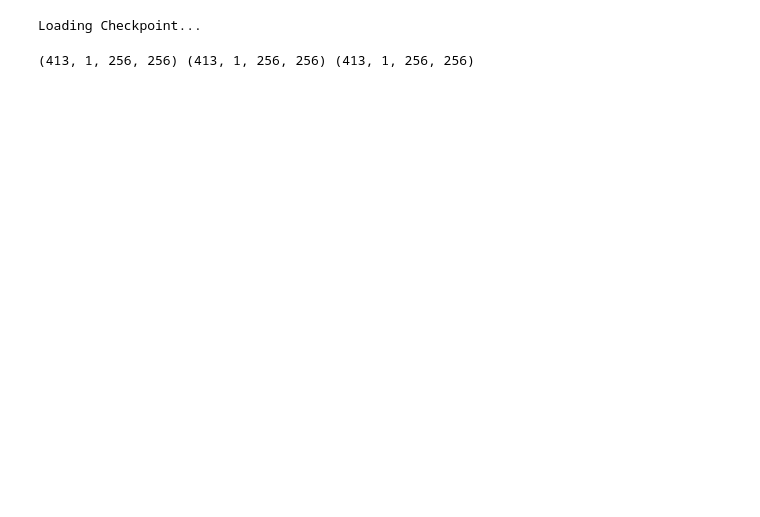
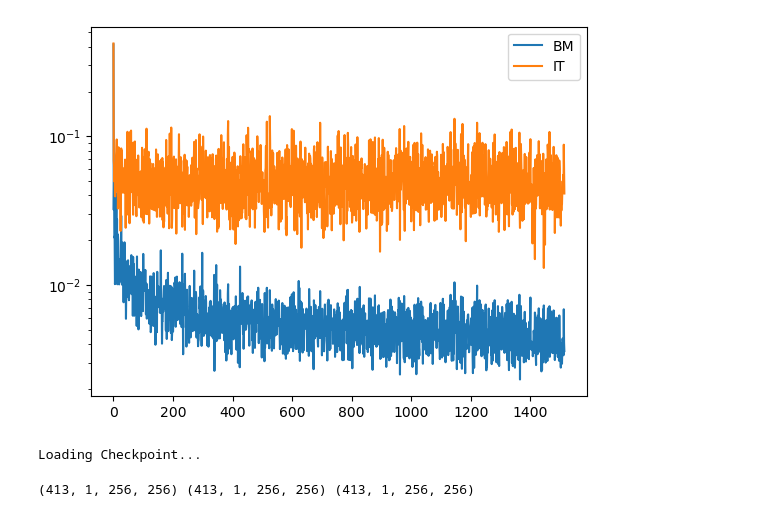
Before and after one commit to smhassanerfani/leap_momentum, a Jupyter notebook: inference.ipynb, the cells around one changed output. Drawn from its saved outputs; the diff is of its cells as text; code cells hidden in the pictures; blank space fills up the shorter version.

```diff
--- a/inference.ipynb
+++ b/inference.ipynb
@@ -14,5 +20,17 @@ from torch.utils.data import DataLoader
 # %%
-MODEL = 'PIX2PIX03'
-LEARNING_RATE = 2.0e-4
-RESTORE_FROM = os.path.join(MODEL, 'snapshots', 'epoch-50')
+MODEL = 'DnCNN'
+LEARNING_RATE = 2.0E-4
+RESTORE_FROM = os.path.join('outputs', MODEL, 'T05', 'epoch-100')
+# %%
+with open( os.path.join(RESTORE_FROM, 'loss.npy'), 'rb') as f:
+    data = np.load(f)
+# %%
+fig, ax = plt.subplots()
+ax.semilogy(data[:, 0], label='BM')
+ax.semilogy(data[:, 1], label='IT')
+
+plt.legend()
+plt.show()
+# %% [output]
+[figure, added]
 # %%
```
Also changed, not shown: parts of 7 cells of this notebook.
